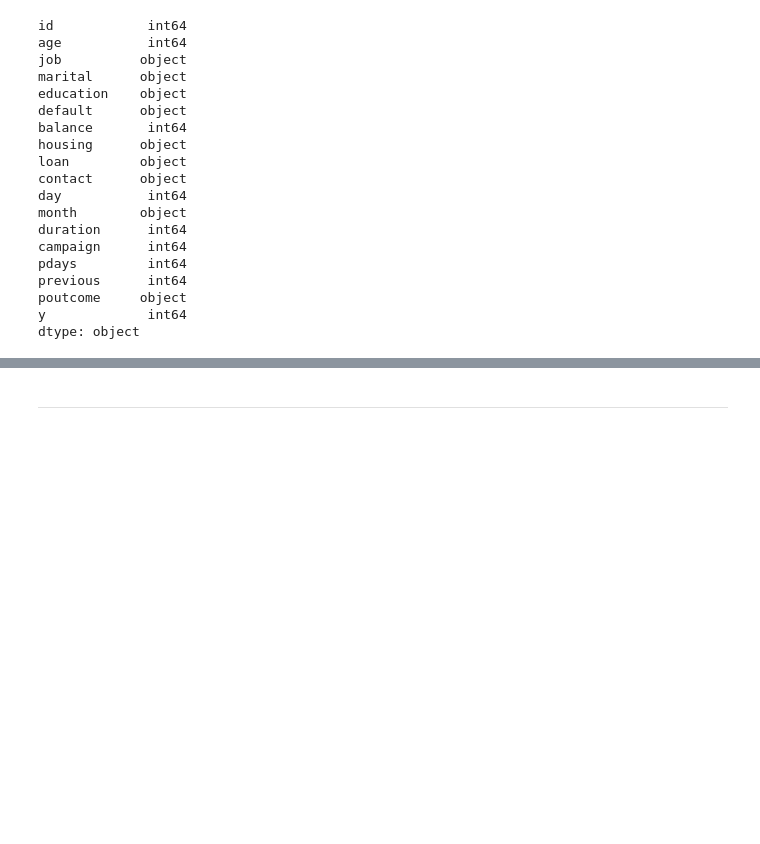
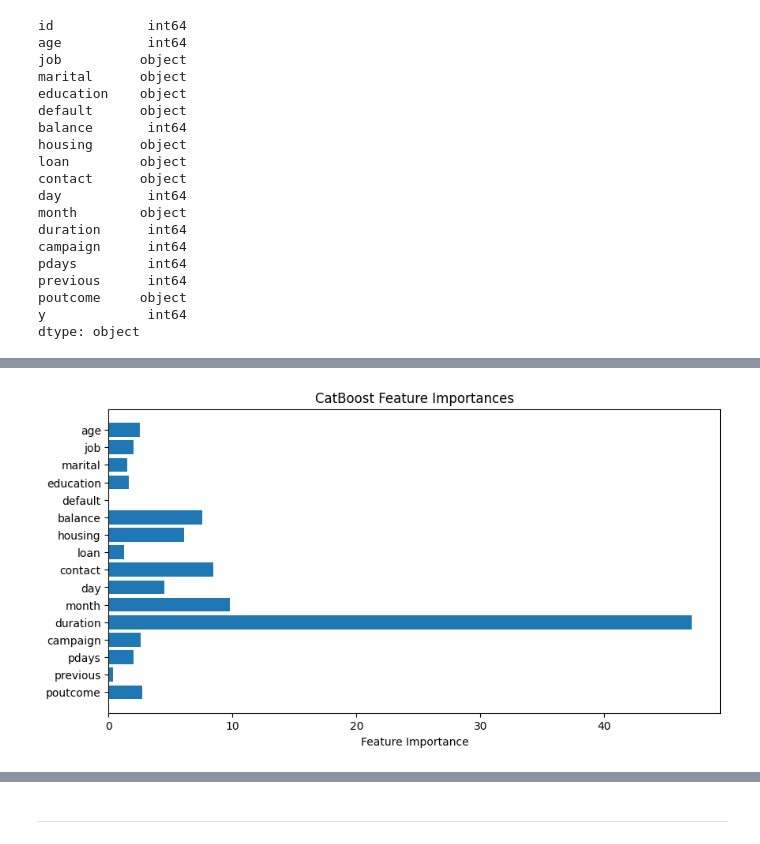
Before and after one commit to ol-webb/kaggle_playground_5-8, a Jupyter notebook: nb1.ipynb, the cells around one changed output, grey strips where cells are left out. Drawn from its saved outputs; the diff is of its cells as text; code cells hidden in the pictures; blank space fills up the shorter version.

```diff
--- a/nb1.ipynb
+++ b/nb1.ipynb
@@ -162,0 +205,13 @@ shap.summary_plot(
+# %%
+importances = optuna_best_model.get_feature_importance()
+
+feature_names = optuna_best_model.feature_names_
+
+plt.figure(figsize=(10, 5))
+plt.barh(feature_names, importances)
+plt.xlabel("Feature Importance")
+plt.title("CatBoost Feature Importances")
+plt.gca().invert_yaxis()
+plt.show()
+# %% [output]
+[figure, added]
```
Also changed, not shown: parts of 35 cells of this notebook.
